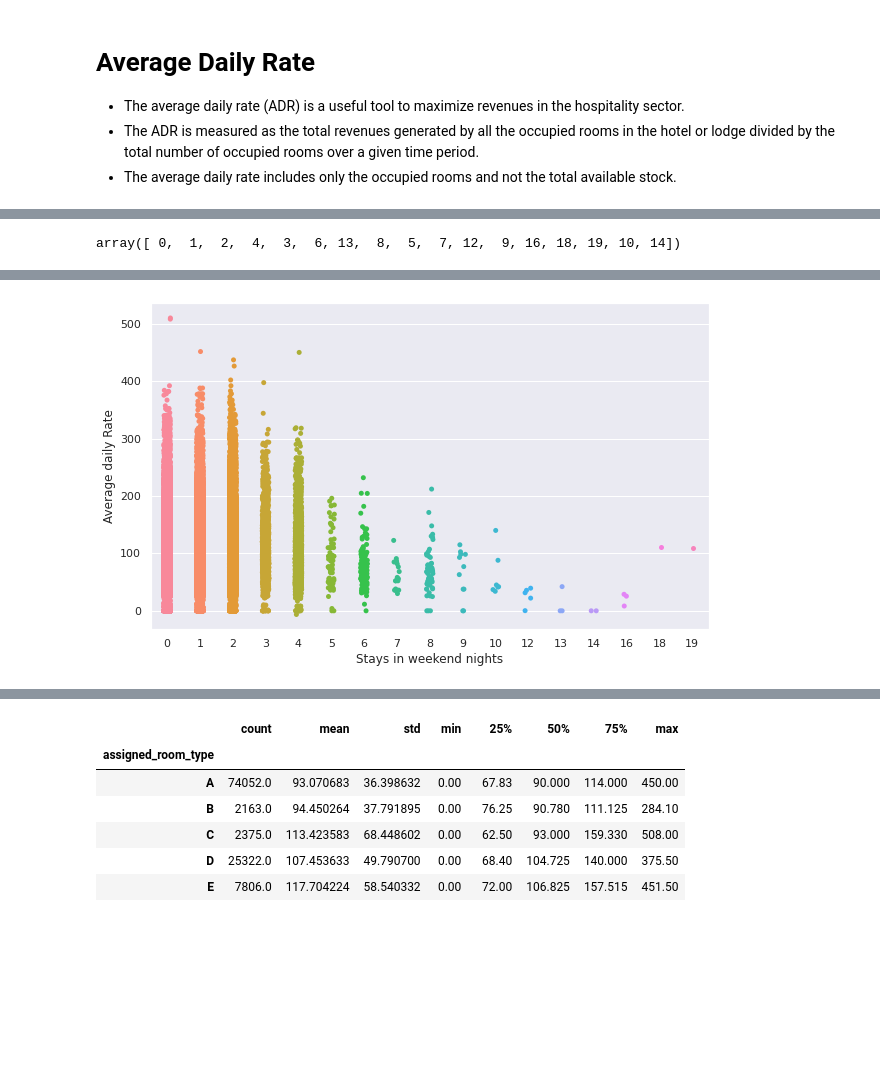
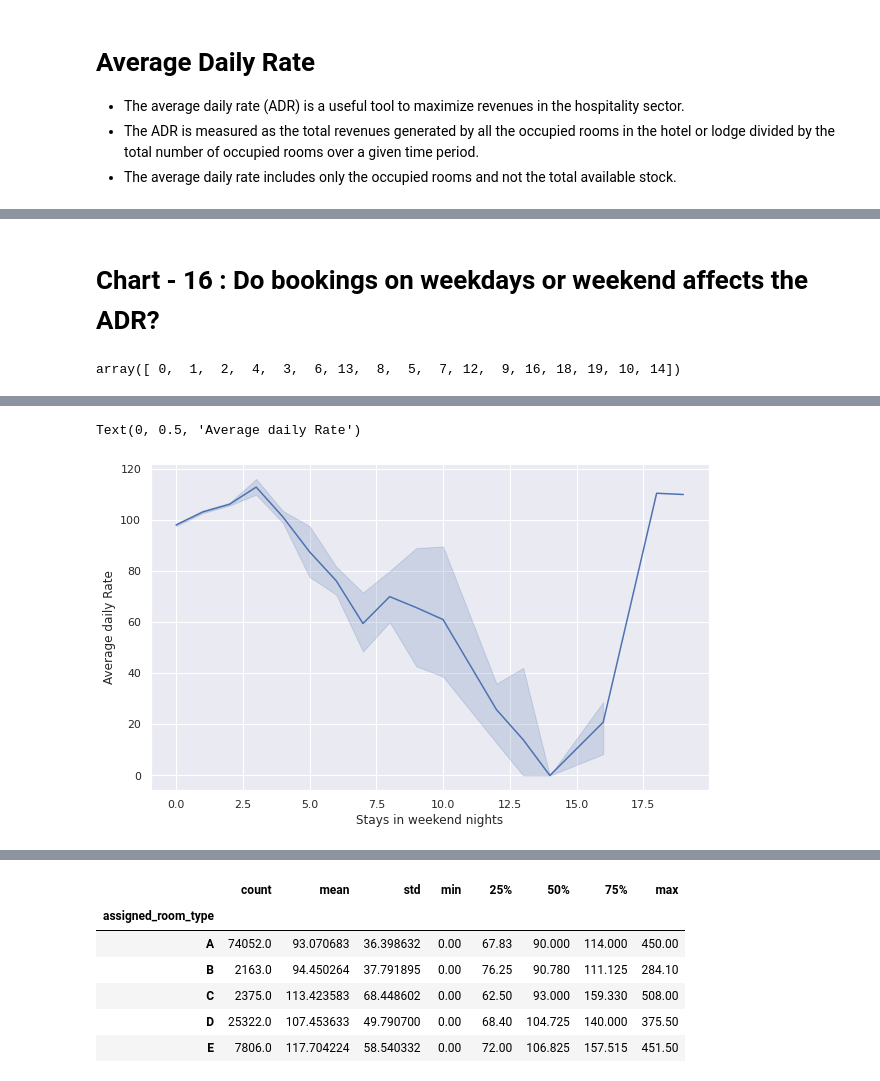
Before and after one commit to manisha-dhanuka/EDA-Project, a Jupyter notebook: Hotel_Booking_Analysis.ipynb, the cells around one changed output, grey strips where cells are left out. Cells and saved outputs as stored; diff of their text form; code cells hidden in the pictures; blank space fills up the shorter version.

```diff
--- a/Hotel_Booking_Analysis.ipynb
+++ b/Hotel_Booking_Analysis.ipynb
@@ -628,3 +880,5 @@ hospitality sector.
+# %% [markdown]
+# Chart - 16 : Do bookings on weekdays or weekend affects the ADR?
 # %%
 hotel_df['stays_in_weekend_nights'].unique()
 # %% [output]
@@ -632,9 +886,9 @@ array([ 0,  1,  2,  4,  3,  6, 13,  8,  5,  7, 12,  9, 16, 18, 19, 10, 14])
 # %%
 # weekend_nights---> adr
 plt.figure(figsize =(10,6))
-sns.stripplot(data = hotel_df, x= 'stays_in_weekend_nights', y='adr')
+sns.lineplot(data = hotel_df, x= 'stays_in_weekend_nights', y='adr')
 plt.xlabel("Stays in weekend nights")
 plt.ylabel("Average daily Rate")
-plt.savefig("adr_weekend.png")
-files.download("adr_weekend.png");
+# plt.savefig("adr_weekend.png")
+# files.download("adr_weekend.png");
 # %% [output]
@@ -643,4 +895,5 @@ files.download("adr_weekend.png");
+Text(0, 0.5, 'Average daily Rate')
-[figure, old version]
+[figure, new version]
 # %%
 # weekdays ---> adr
 plt.figure(figsize =(12,6))
```
Also changed, not shown: parts of 113 cells of this notebook.
